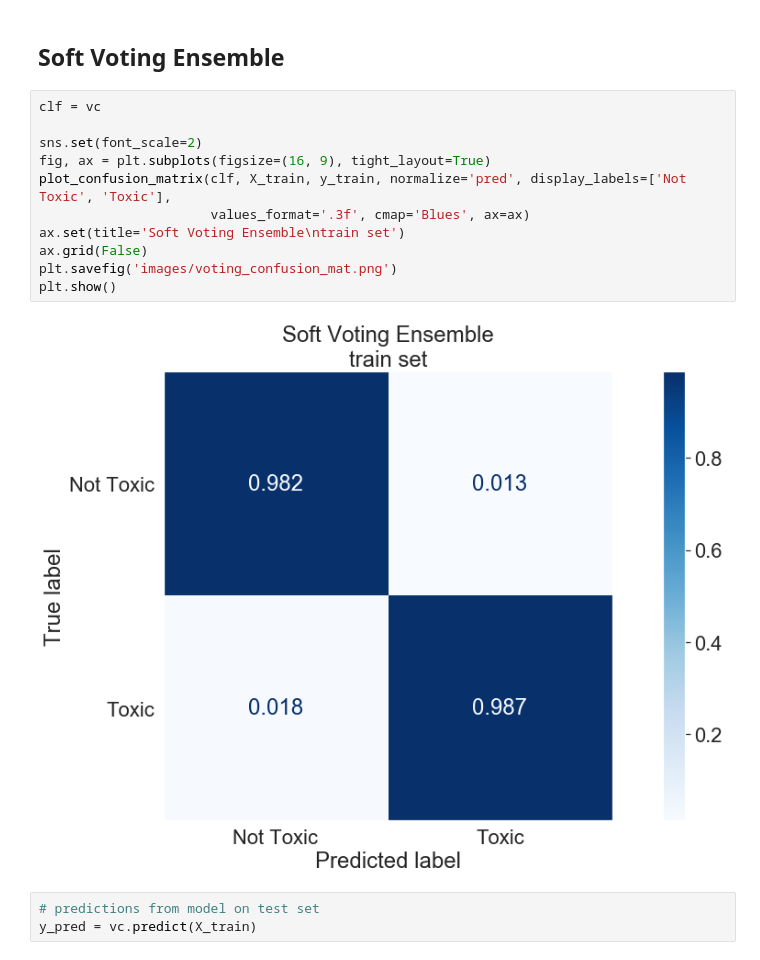
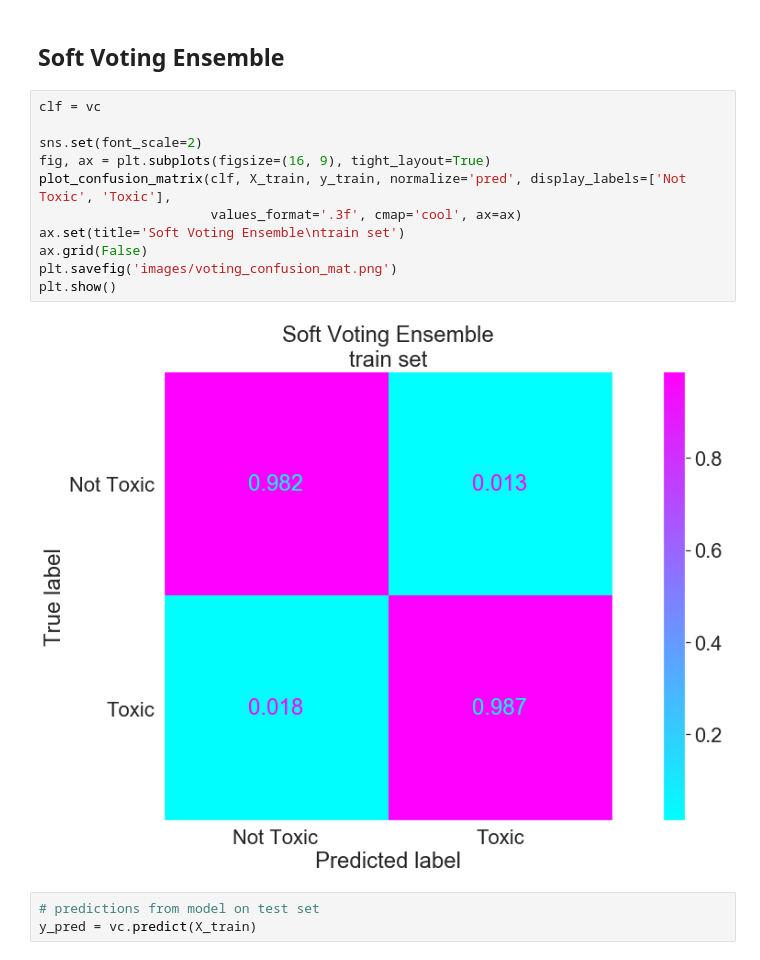
Before and after one commit to kchien3/identifying-toxic-wikipedia-comments, a Jupyter notebook: toxic_comments_project.ipynb, the cells around one changed output. Cells and saved outputs as stored; diff of their text form.

```diff
--- a/toxic_comments_project.ipynb
+++ b/toxic_comments_project.ipynb
@@ -1018,16 +1029,16 @@ plt.show()
 # %%
 clf = vc
 
 sns.set(font_scale=2)
 fig, ax = plt.subplots(figsize=(16, 9), tight_layout=True)
 plot_confusion_matrix(clf, X_train, y_train, normalize='pred', display_labels=['Not Toxic', 'Toxic'],
-                      values_format='.3f', cmap='Blues', ax=ax)
+                      values_format='.3f', cmap='cool', ax=ax)
 ax.set(title='Soft Voting Ensemble\ntrain set')
 ax.grid(False)
 plt.savefig('images/voting_confusion_mat.png')
 plt.show()
 # %% [output]
-[figure, old version]
+[figure, new version]
 # %%
 # predictions from model on test set
 y_pred = vc.predict(X_train)
```
Also changed, not shown: parts of 2 cells of this notebook, 4 other files.
